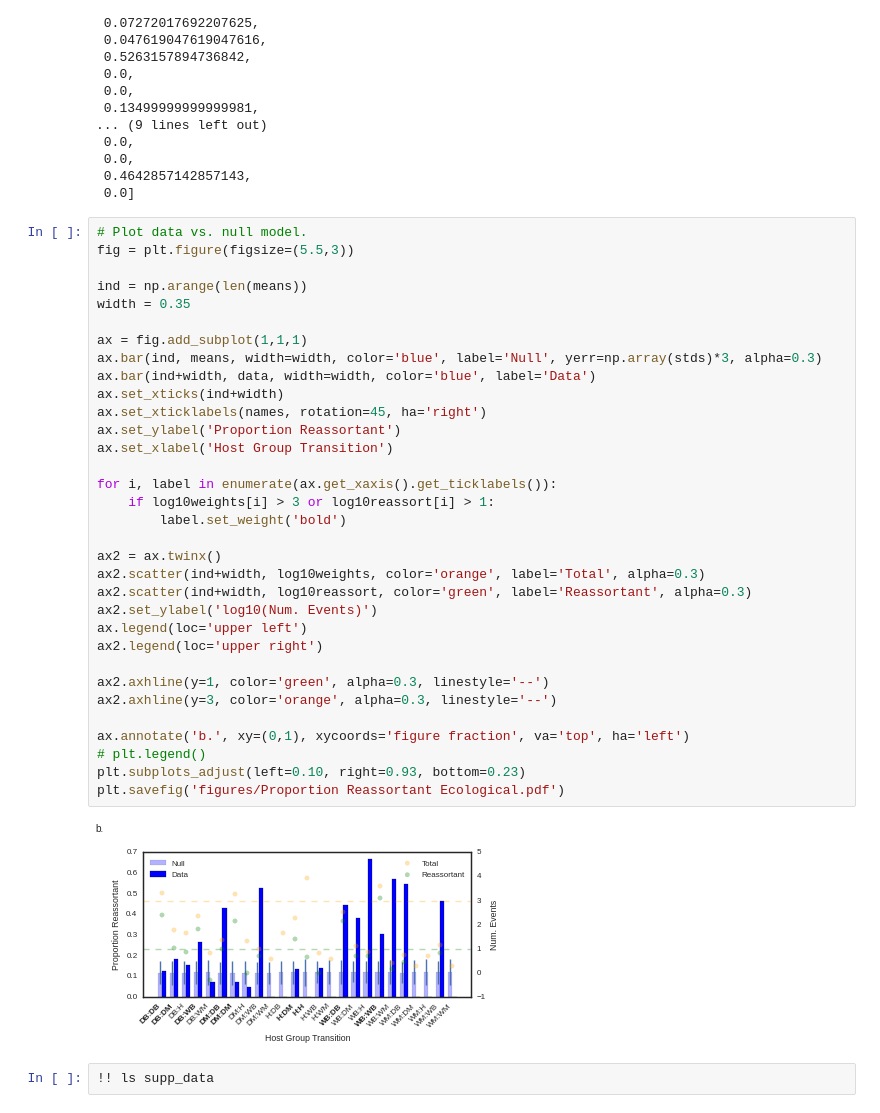
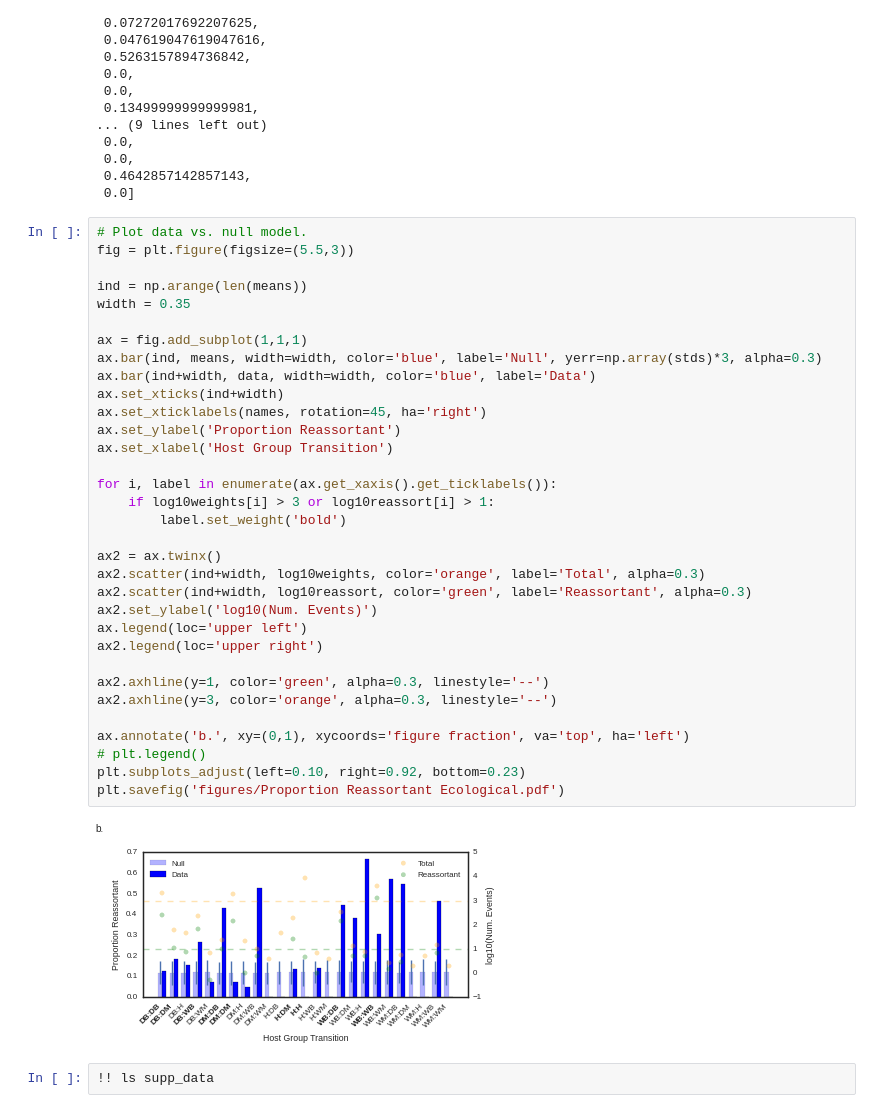
Before and after one commit to ericmjl/influenza-global-reassortment, a Jupyter notebook: Make Figure - Proportion Reassortant.ipynb, the cells around one changed output. Saved outputs shown, nothing was run; the diff lists cells and outputs as text.

```diff
--- a/Make Figure - Proportion Reassortant.ipynb
+++ b/Make Figure - Proportion Reassortant.ipynb
@@ -378,35 +378,35 @@ fig = plt.figure(figsize=(5.5,3))
 
 ind = np.arange(len(means))
 width = 0.35
 
 ax = fig.add_subplot(1,1,1)
 ax.bar(ind, means, width=width, color='blue', label='Null', yerr=np.array(stds)*3, alpha=0.3)
 ax.bar(ind+width, data, width=width, color='blue', label='Data')
 ax.set_xticks(ind+width)
 ax.set_xticklabels(names, rotation=45, ha='right')
 ax.set_ylabel('Proportion Reassortant')
 ax.set_xlabel('Host Group Transition')
 
 for i, label in enumerate(ax.get_xaxis().get_ticklabels()):
     if log10weights[i] > 3 or log10reassort[i] > 1:
         label.set_weight('bold')
 
 ax2 = ax.twinx()
 ax2.scatter(ind+width, log10weights, color='orange', label='Total', alpha=0.3)
 ax2.scatter(ind+width, log10reassort, color='green', label='Reassortant', alpha=0.3)
 ax2.set_ylabel('log10(Num. Events)')
 ax.legend(loc='upper left')
 ax2.legend(loc='upper right')
 
 ax2.axhline(y=1, color='green', alpha=0.3, linestyle='--')
 ax2.axhline(y=3, color='orange', alpha=0.3, linestyle='--')
 
 ax.annotate('b.', xy=(0,1), xycoords='figure fraction', va='top', ha='left')
 # plt.legend()
-plt.subplots_adjust(left=0.10, right=0.93, bottom=0.23)
+plt.subplots_adjust(left=0.10, right=0.92, bottom=0.23)
 plt.savefig('figures/Proportion Reassortant Ecological.pdf')
 # %% [output]
-[figure, old version]
+[figure, new version]
 # %%
 !! ls supp_data
 # %% [output]
```
Also changed, not shown: 1 other file.
